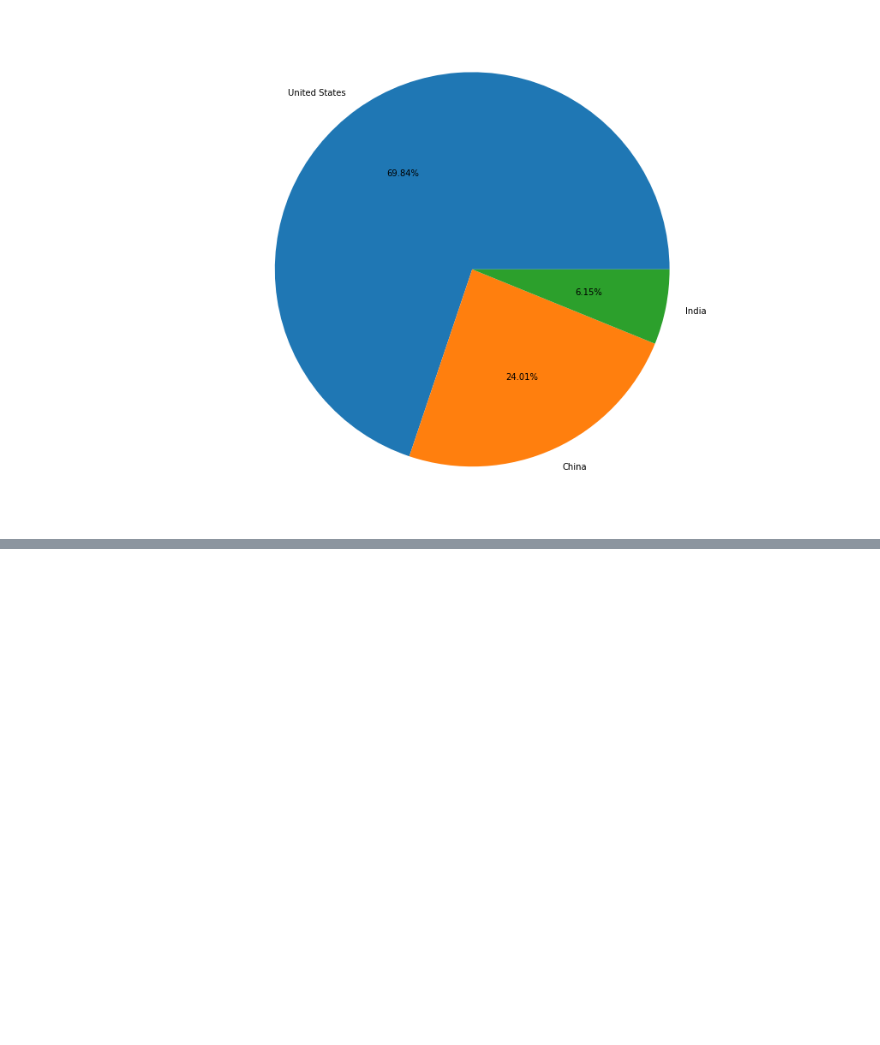
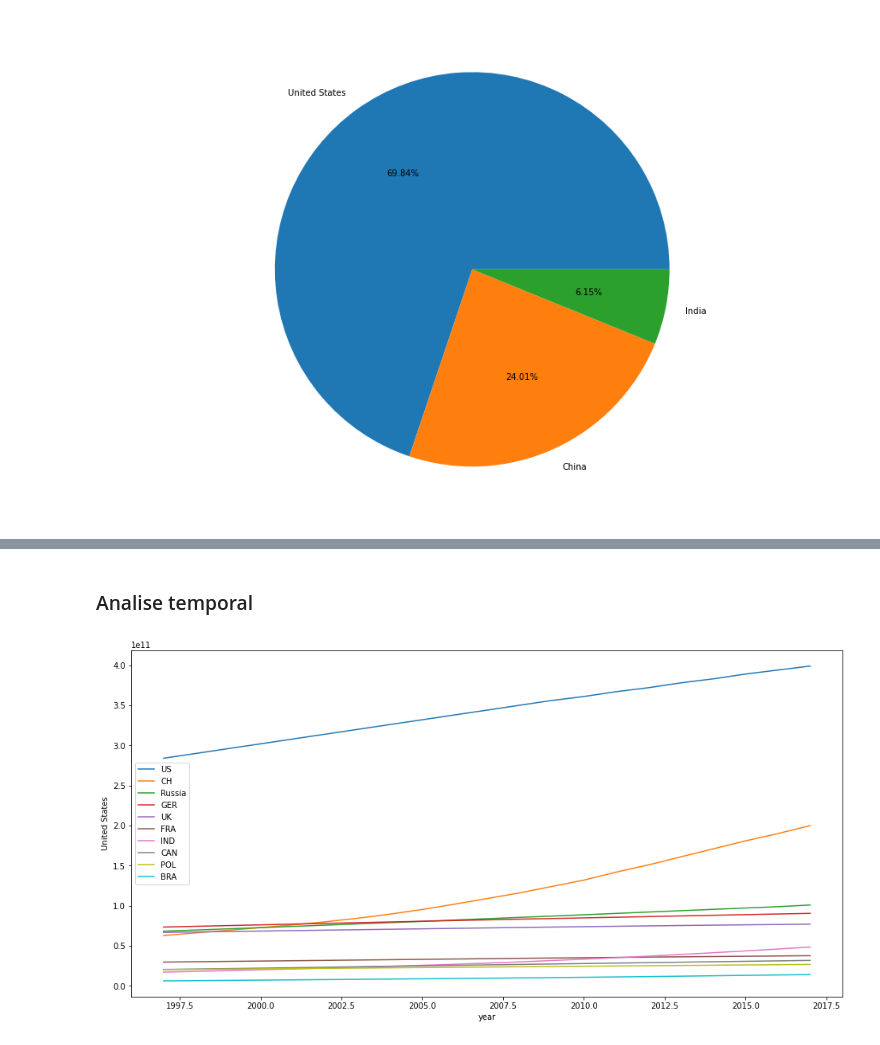
Before and after one commit to MaksonViini/Green-House-Gases, a Jupyter notebook: green_house_gases.ipynb, the cells around one changed output, grey strips where cells are left out. Drawn from its saved outputs; the diff is of its cells as text; code cells hidden in the pictures; blank space fills up the shorter version.

Commit message:
Realizando algumas manipulacoes e analises

```diff
--- a/green_house_gases.ipynb
+++ b/green_house_gases.ipynb
@@ -286,0 +308,12 @@ plt.show()
+# %%
+df1 = df_economies.drop('total_emission', axis=1)
+# %%
+df = df1.T
+df = df.reset_index()
+# %%
+df.columns = df.iloc[0]
+df = df.rename(columns = {'Country':'year'})
+df = df.drop(0)
+# %%
+df = df.astype('float')
+df['year'] = df['year'].astype('int')
@@ -286,0 +329,17 @@ plt.show()
+# %% [markdown]
+### Analise temporal
+# %%
+plt.figure(figsize=(16, 8))
+sns.lineplot(x='year', y='United States', data=df, label = 'US')
+sns.lineplot(x='year', y='China', data=df, label = 'CH')
+sns.lineplot(x='year', y='Russia', data=df, label = 'Russia')
+sns.lineplot(x='year', y='Germany', data=df, label = 'GER')
+sns.lineplot(x='year', y='United Kingdom', data=df, label = 'UK')
+sns.lineplot(x='year', y='France', data=df, label = 'FRA')
+sns.lineplot(x='year', y='India', data=df, label = 'IND')
+sns.lineplot(x='year', y='Canada', data=df, label = 'CAN')
+sns.lineplot(x='year', y='Poland', data=df, label = 'POL')
+sns.lineplot(x='year', y='Brazil', data=df, label = 'BRA')
+plt.show()
+# %% [output]
+[figure, added]
```
Also changed, not shown: parts of 9 cells of this notebook.
